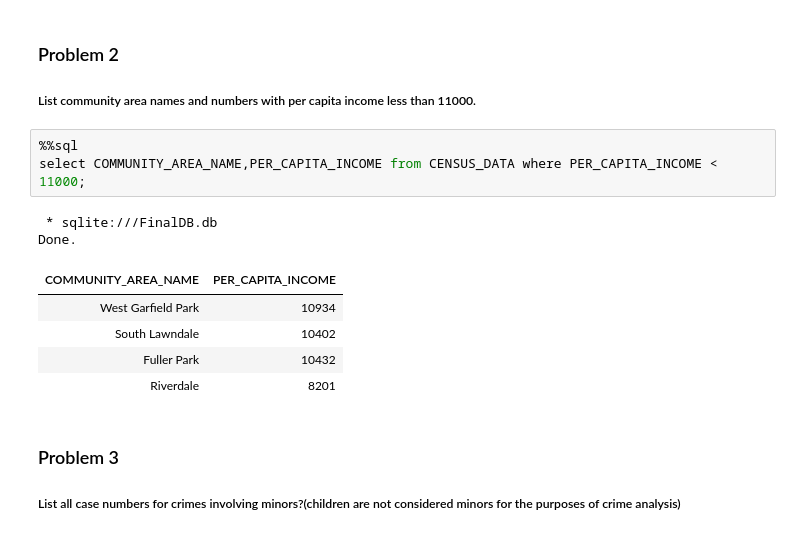
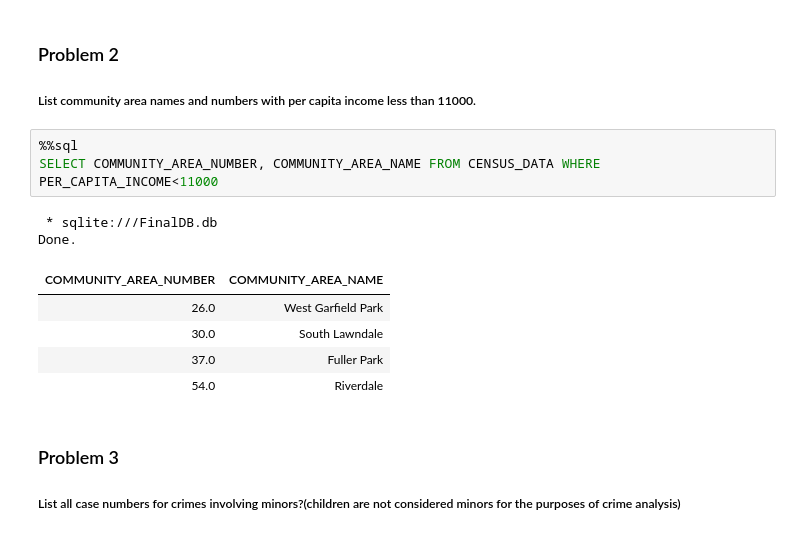
Before and after one commit to wxcuop/DatabasesandSQLforDataSciencewithPython, a Jupyter notebook: mod5_final_project.ipynb, the cells around one changed output. Drawn from its saved outputs; the diff is of its cells as text.

```diff
--- a/mod5_final_project.ipynb
+++ b/mod5_final_project.ipynb
@@ -160,15 +160,15 @@ Done.
 ##### List community area names and numbers with per capita income less than 11000.
 # %%
 %%sql
-select COMMUNITY_AREA_NAME,PER_CAPITA_INCOME from CENSUS_DATA where PER_CAPITA_INCOME < 11000;
+SELECT COMMUNITY_AREA_NUMBER, COMMUNITY_AREA_NAME FROM CENSUS_DATA WHERE PER_CAPITA_INCOME<11000
 # %% [output]
  * sqlite:///FinalDB.db
 Done.
-| COMMUNITY_AREA_NAME | PER_CAPITA_INCOME |
-| West Garfield Park | 10934 |
-| South Lawndale | 10402 |
-| Fuller Park | 10432 |
-| Riverdale | 8201 |
+| COMMUNITY_AREA_NUMBER | COMMUNITY_AREA_NAME |
+| 26.0 | West Garfield Park |
+| 30.0 | South Lawndale |
+| 37.0 | Fuller Park |
+| 54.0 | Riverdale |
 # %% [markdown]
 ### Problem 3
 
```
Also changed, not shown: parts of 3 cells of this notebook.
